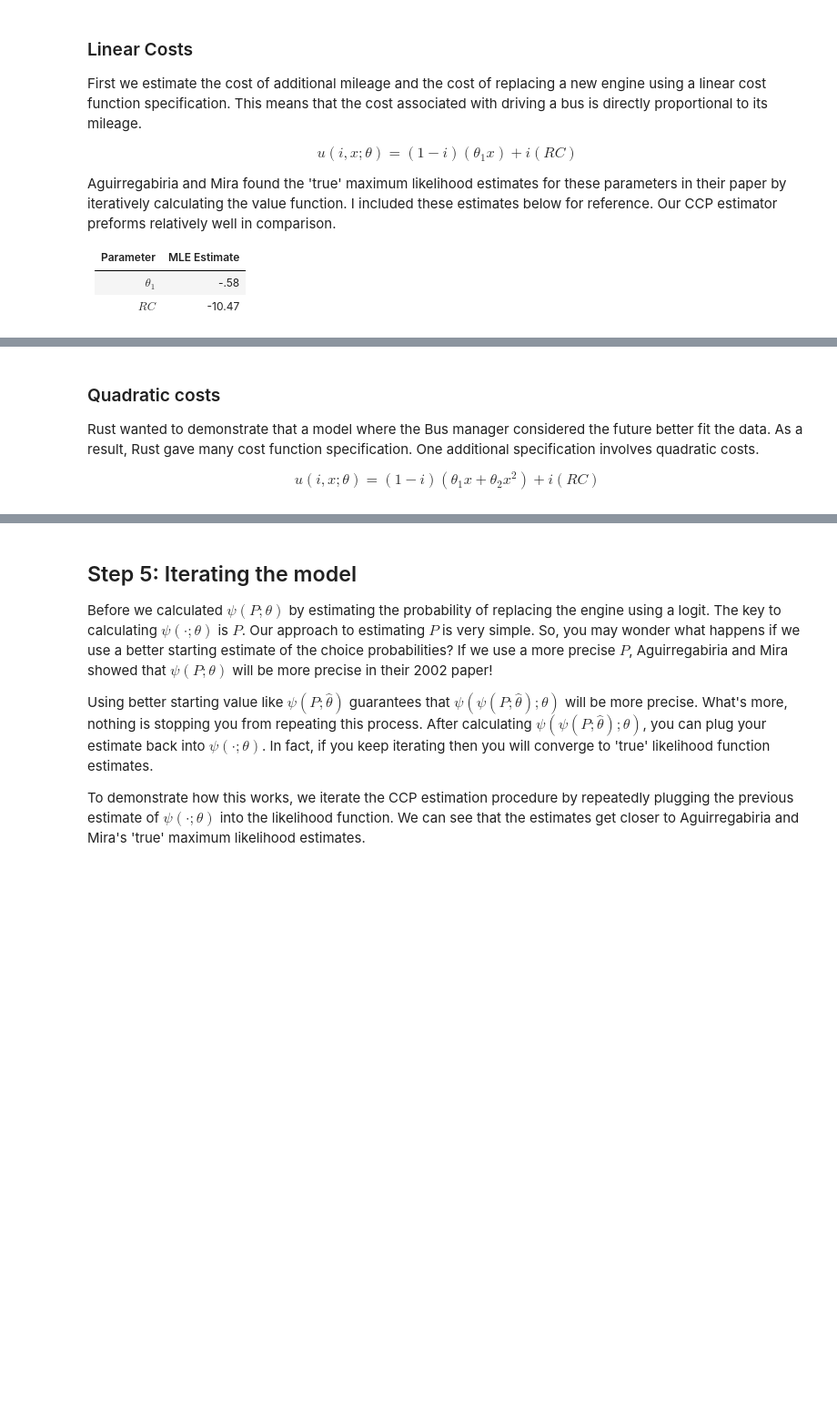
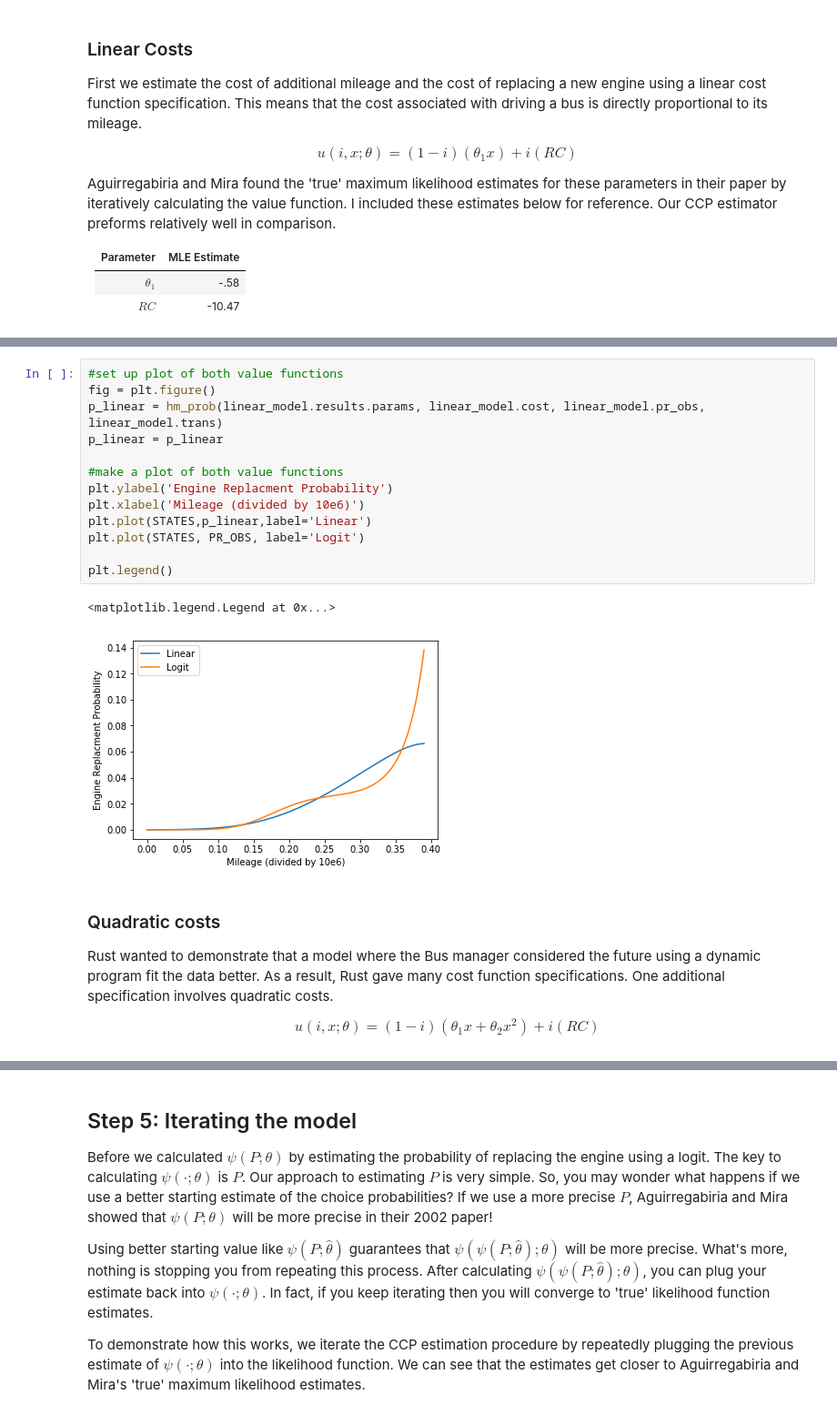
Before and after one commit to ericschulman/struct, a Jupyter notebook: hw4_io/Rust.ipynb, the cells around one changed output, grey strips where cells are left out. Shown at 91% size. Saved outputs shown, nothing was run; the diff lists cells and outputs as text; blank space fills up the shorter version.

```diff
--- a/hw4_io/Rust.ipynb
+++ b/hw4_io/Rust.ipynb
@@ -386,7 +404,23 @@ RC           -10.1309      0.983    -10.301      0.000     -12.058      -8.203
+# %%
+#set up plot of both value functions
+fig = plt.figure()
+p_linear = hm_prob(linear_model.results.params, linear_model.cost, linear_model.pr_obs, linear_model.trans)
+p_linear = p_linear
+
+#make a plot of both value functions
+plt.ylabel('Engine Replacment Probability')
+plt.xlabel('Mileage (divided by 10e6)')
+plt.plot(STATES,p_linear,label='Linear')
+plt.plot(STATES, PR_OBS, label='Logit')
+
+plt.legend()
+# %% [output]
+<matplotlib.legend.Legend at 0x...>
+[figure, added]
 # %% [markdown]
 ### Quadratic costs
 
-Rust wanted to demonstrate that a model where the Bus manager considered the future better fit the data. As a result, Rust gave many cost function specification. One additional specification involves quadratic costs.
+Rust wanted to demonstrate that a model where the Bus manager considered the future using a dynamic program fit the data better. As a result, Rust gave many cost function specifications. One additional specification involves quadratic costs.
 
 $$u(i,x;\theta) = (1-i)(\theta_1 x + \theta_2 x^2) + i(RC) $$
 # %%
```
Also changed, not shown: parts of 17 cells of this notebook.
